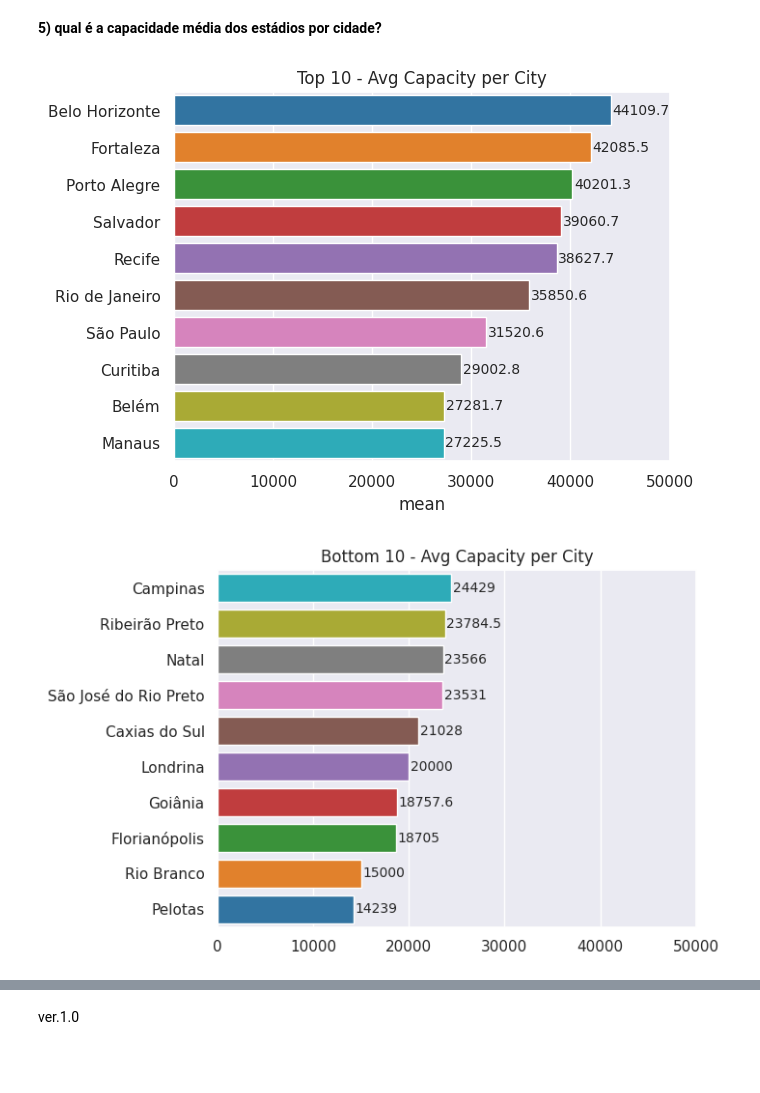
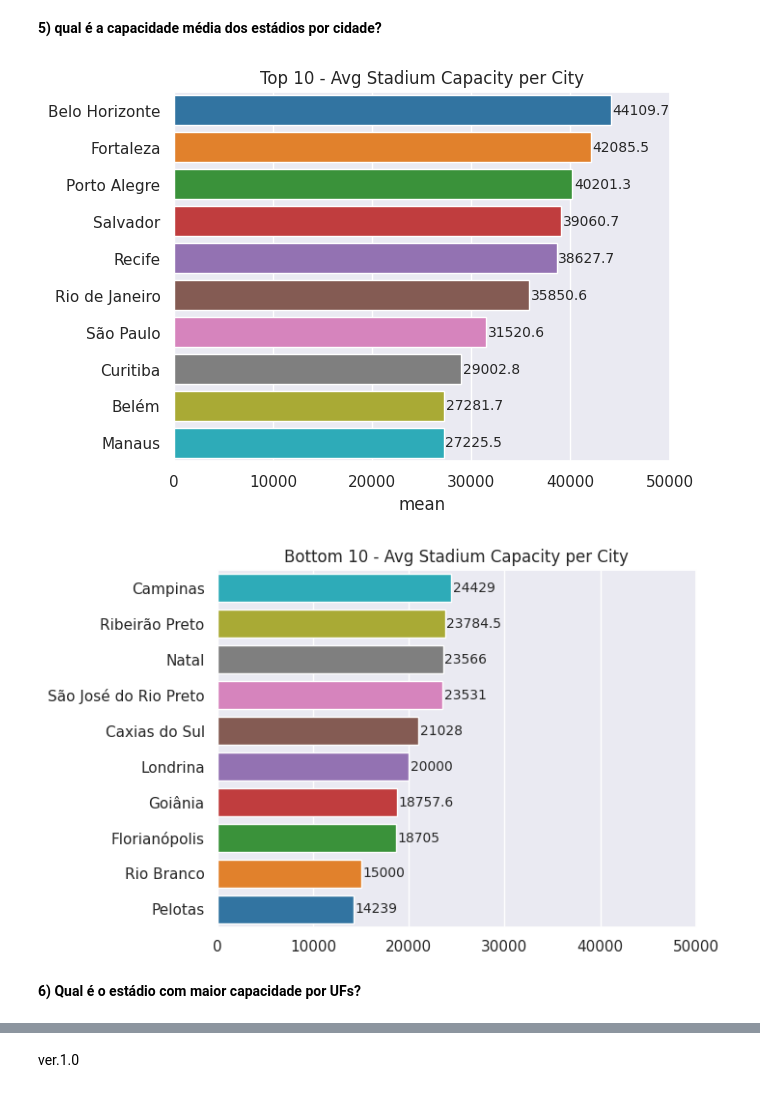
Before and after one commit to PatrickLeal/brazilian-football-stadiums-Data-Transform-Clean-Viz, a Jupyter notebook: brazilian-stadiums-analysis-viz.ipynb, the cells around one changed output, grey strips where cells are left out. Cells and saved outputs as stored; diff of their text form; code cells hidden in the pictures; blank space fills up the shorter version.

Commit message:
V1.1 - data analysis, adding more plots

```diff
--- a/brazilian-stadiums-analysis-viz.ipynb
+++ b/brazilian-stadiums-analysis-viz.ipynb
@@ -127,23 +128,23 @@ avg_capacity_per_city_bottom10 = avg_capacity_per_city[['Locality', 'mean']].sor
 # %%
 # Initialize the matplotlib figure
 fig, ax = plt.subplots()
 
 sns.barplot(x='mean', y='Locality', data=avg_capacity_per_city_top10, palette='tab10')
-plt.title('Top 10 - Avg Capacity per City')
+plt.title('Top 10 - Avg Stadium Capacity per City')
 
 ax.set(xlim=(0, 50000), ylabel="")
 
 ax.bar_label(ax.containers[0], fontsize=10, padding=1)
 
 plt.show()
 # %% [output]
-[figure, old version]
+[figure, new version]
 # %%
 # Initialize the matplotlib figure
 fig, ax = plt.subplots()
 
 sns.barplot(x='mean', y='Locality', data=avg_capacity_per_city_bottom10, palette='tab10_r')
-plt.title('Bottom 10 - Avg Capacity per City')
+plt.title('Bottom 10 - Avg Stadium Capacity per City')
 
 ax.set(xlim=(0, 50000), ylabel="",
       xlabel="")
@@ -151,4 +152,6 @@ ax.bar_label(ax.containers[0], fontsize=10, padding=1)
 
 plt.show()
 # %% [output]
-[figure, old version]
+[figure, new version]
+# %% [markdown]
+**6) Qual é o estádio com maior capacidade por UFs?**
```
Also changed, not shown: parts of 11 cells of this notebook.
